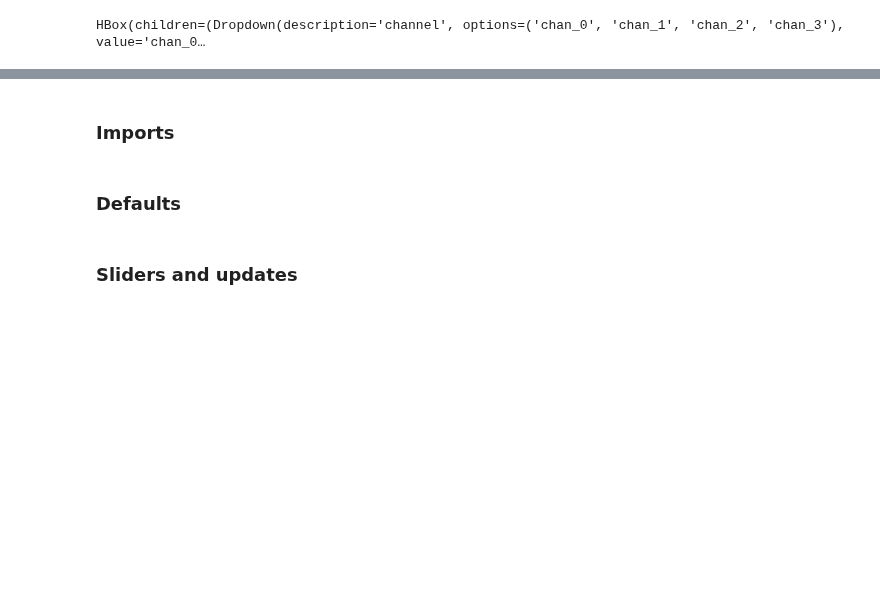
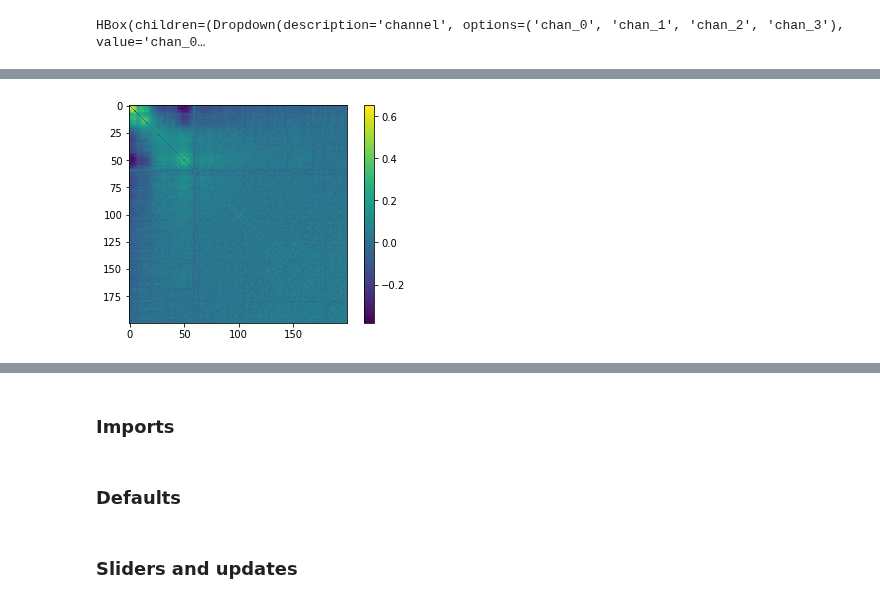
Before and after one commit to voytekresearch/SpectralCA, a Jupyter notebook: notebooks_visualization/sca_vis_interactive.ipynb, the cells around one changed output, grey strips where cells are left out. Cells and saved outputs as stored; diff of their text form; code cells hidden in the pictures; blank space fills up the shorter version.

```diff
--- a/notebooks_visualization/sca_vis_interactive.ipynb
+++ b/notebooks_visualization/sca_vis_interactive.ipynb
@@ -132,2 +135,8 @@ IndexError: index 4 is out of bounds for axis 0 with size 4
+# %%
+plt.imshow(pow_corrmat[2])
+plt.colorbar()
+plt.show()
+# %% [output]
+[figure, added]
 # %%
 # import matplotlib.pyplot as plt
```
Also changed, not shown: parts of 6 cells of this notebook, 5 other files.
